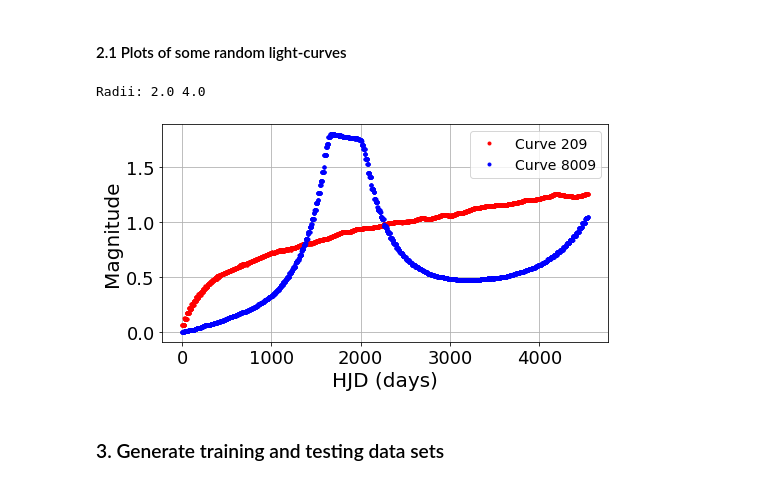
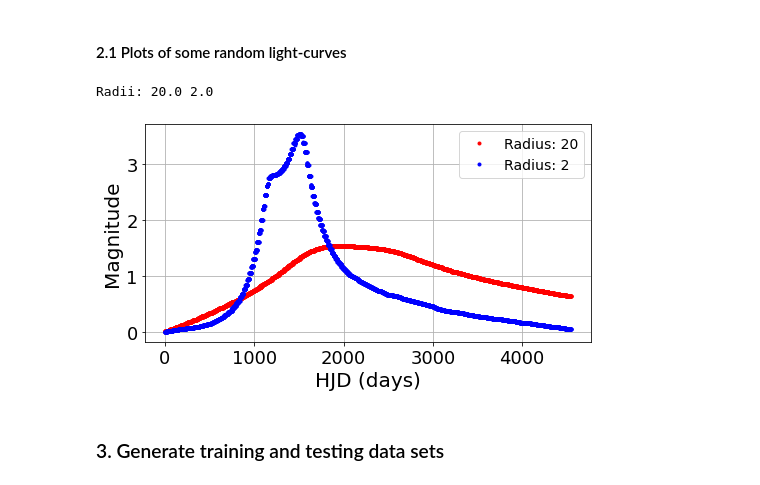
Before and after one commit to SoumyaShreeram/Microlensing_with_NeuralNets, a Jupyter notebook: 04_Testing_NNs_without_Season_Gaps.ipynb, the cells around one changed output. Cells and saved outputs as stored; diff of their text form; code cells hidden in the pictures.

```diff
--- a/04_Testing_NNs_without_Season_Gaps.ipynb
+++ b/04_Testing_NNs_without_Season_Gaps.ipynb
@@ -117,16 +115,16 @@ File saved
 #### 2.1 Plots of some random light-curves
 # %%
 fig, ax = plt.subplots(1, 1, figsize=(8,4))
-n = [209, 8009]
+n = [23278, 89]
 # light cureves without interpolation
-ax.plot(l_curves[n[0], :, 0], 'r.', label='Curve %i'%(n[0]))
-ax.plot(l_curves[n[1], :, 0], 'b.', label='Curve %i'%(n[1]))
+ax.plot(l_curves[n[0], :, 0], 'r.', label='Radius: %i'%(out_radii[n[0]]))
+ax.plot(l_curves[n[1], :, 0], 'b.', label='Radius: %i'%(out_radii[n[1]]))
 
 dat.setLabels(ax, 'HJD (days)', 'Magnitude', ticks=True, legend=True)
 print('Radii:', out_radii[n[0]], out_radii[n[1]])
 # %% [output]
-Radii: 2.0 4.0
+Radii: 20.0 2.0
-[figure, old version]
+[figure, new version]
 # %% [markdown]
 ### 3. Generate training and testing data sets
 # %%
```
Also changed, not shown: parts of 6 cells of this notebook.
